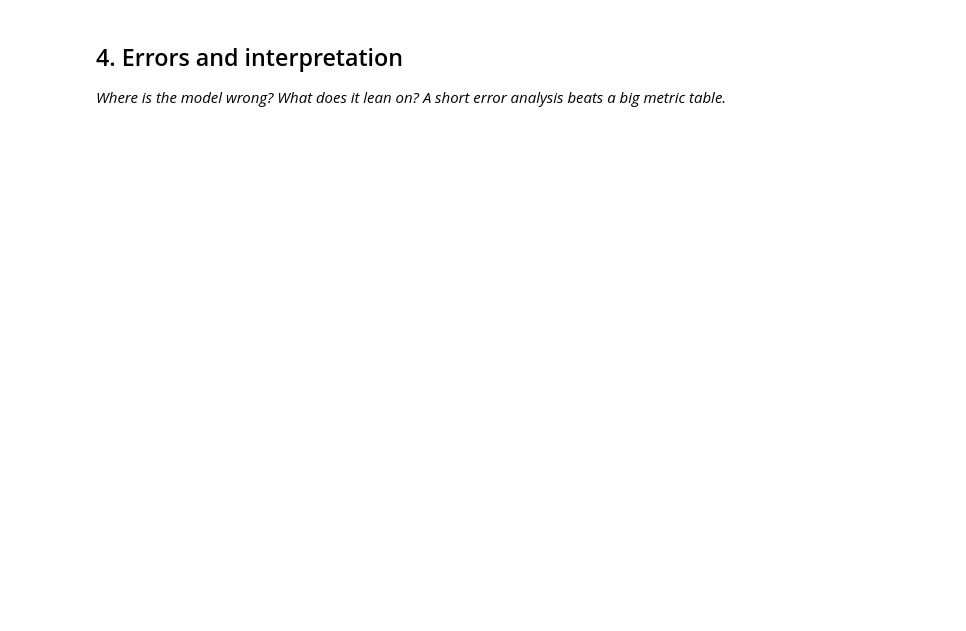
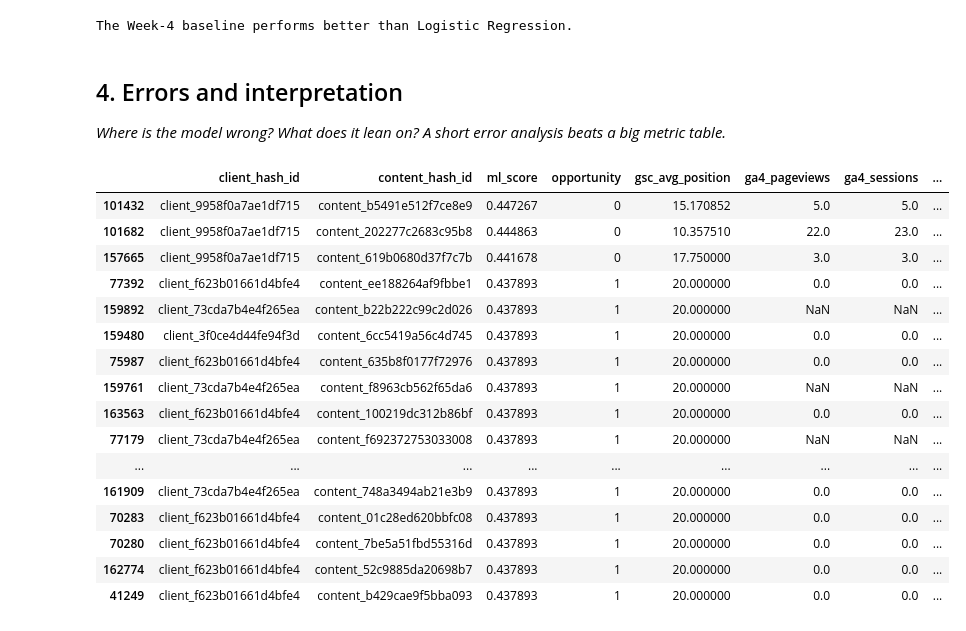
Before and after one commit to BarnaliBhowmik/FlyRank_ML, a Jupyter notebook: work/notebooks/w05_model.ipynb, the cells around one changed output. Drawn from its saved outputs; the diff is of its cells as text; code cells hidden in the pictures; blank space fills up the shorter version.

Commit message:
Capstone Modeling Lane

```diff
--- a/work/notebooks/w05_model.ipynb
+++ b/work/notebooks/w05_model.ipynb
@@ -29,0 +448,16 @@ This skeleton is yours to fill. Work the sections **in order** — each one has
+# %%
+# Use the same client-level train/test split created in Section 2.
+
+train_clients = set(train_data["client_hash_id"])
+test_clients = set(test_data["client_hash_id"])
+
+train_pages = page_data[
+    page_data["client_hash_id"].isin(train_clients)
+].copy()
+
+test_pages = page_data[
+    page_data["client_hash_id"].isin(test_clients)
+].copy()
+
+print("Training pages:", len(train_pages))
+print("Test pages:", len(test_pages))
@@ -30,3 +571,14 @@ This skeleton is yours to fill. Work the sections **in order** — each one has
+# %%
+if ml_precision_20 > baseline_precision_20:
+    result = "Logistic Regression performs better than the Week-4 baseline."
+elif ml_precision_20 < baseline_precision_20:
+    result = "The Week-4 baseline performs better than Logistic Regression."
+else:
+    result = "Logistic Regression and the Week-4 baseline have the same Precision@20."
+
+print(result)
+# %% [output]
+The Week-4 baseline performs better than Logistic Regression.
 # %% [markdown]
 ## 4. Errors and interpretation
 
@@ -34,3 +586,45 @@ This skeleton is yours to fill. Work the sections **in order** — each one has
 # %%
 # This cell is for CODE (numbers, a query, a check).
 # Write your text answer in the cell ABOVE this one — typing sentences here breaks Run All.
+# %%
+# Inspect the model's top 20 recommendations
+top20_ml = (
+    test_pages
+    .sort_values("ml_score", ascending=False)
+    .head(20)
+    [
+        [
+            "client_hash_id",
+            "content_hash_id",
+            "ml_score",
+            "opportunity",
+            "gsc_avg_position",
+            "ga4_pageviews",
+            "ga4_sessions",
+            "ga4_engaged_sessions",
+            "scroll_events",
+            "ctr_gap"
+        ]
+    ]
+    .copy()
+)
+
+top20_ml
+# %% [output]
+|  | client_hash_id | content_hash_id | ml_score | opportunity | gsc_avg_position | ga4_pageviews | ga4_sessions | ... |
+| 101432 | client_9958f0a7ae1df715 | content_b5491e512f7ce8e9 | 0.447267 | 0 | 15.170852 | 5.0 | 5.0 | ... |
+| 101682 | client_9958f0a7ae1df715 | content_202277c2683c95b8 | 0.444863 | 0 | 10.357510 | 22.0 | 23.0 | ... |
+| 157665 | client_9958f0a7ae1df715 | content_619b0680d37f7c7b | 0.441678 | 0 | 17.750000 | 3.0 | 3.0 | ... |
+| 77392 | client_f623b01661d4bfe4 | content_ee188264af9fbbe1 | 0.437893 | 1 | 20.000000 | 0.0 | 0.0 | ... |
+| 159892 | client_73cda7b4e4f265ea | content_b22b222c99c2d026 | 0.437893 | 1 | 20.000000 | NaN | NaN | ... |
+| 159480 | client_3f0ce4d44fe94f3d | content_6cc5419a56c4d745 | 0.437893 | 1 | 20.000000 | 0.0 | 0.0 | ... |
+| 75987 | client_f623b01661d4bfe4 | content_635b8f0177f72976 | 0.437893 | 1 | 20.000000 | 0.0 | 0.0 | ... |
+| 159761 | client_73cda7b4e4f265ea | content_f8963cb562f65da6 | 0.437893 | 1 | 20.000000 | NaN | NaN | ... |
+| 163563 | client_f623b01661d4bfe4 | content_100219dc312b86bf | 0.437893 | 1 | 20.000000 | 0.0 | 0.0 | ... |
+| 77179 | client_73cda7b4e4f265ea | content_f692372753033008 | 0.437893 | 1 | 20.000000 | NaN | NaN | ... |
+| ... | ... | ... | ... | ... | ... | ... | ... | ... |
+| 161909 | client_73cda7b4e4f265ea | content_748a3494ab21e3b9 | 0.437893 | 1 | 20.000000 | 0.0 | 0.0 | ... |
+| 70283 | client_f623b01661d4bfe4 | content_01c28ed620bbfc08 | 0.437893 | 1 | 20.000000 | 0.0 | 0.0 | ... |
+| 70280 | client_f623b01661d4bfe4 | content_7be5a51fbd55316d | 0.437893 | 1 | 20.000000 | 0.0 | 0.0 | ... |
+| 162774 | client_f623b01661d4bfe4 | content_52c9885da20698b7 | 0.437893 | 1 | 20.000000 | 0.0 | 0.0 | ... |
+| 41249 | client_f623b01661d4bfe4 | content_b429cae9f5bba093 | 0.437893 | 1 | 20.000000 | 0.0 | 0.0 | ... |
```
Also changed, not shown: parts of 26 cells of this notebook.
